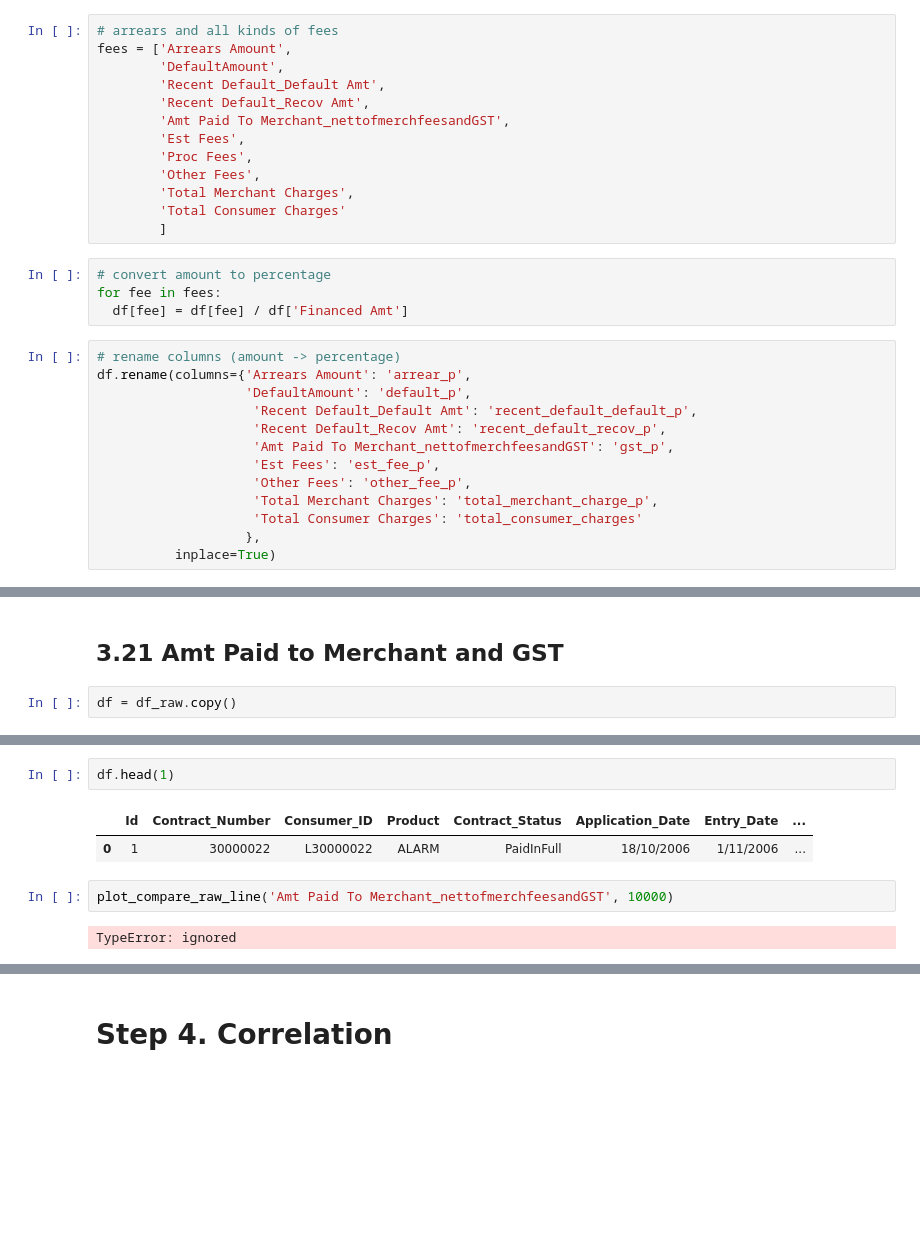
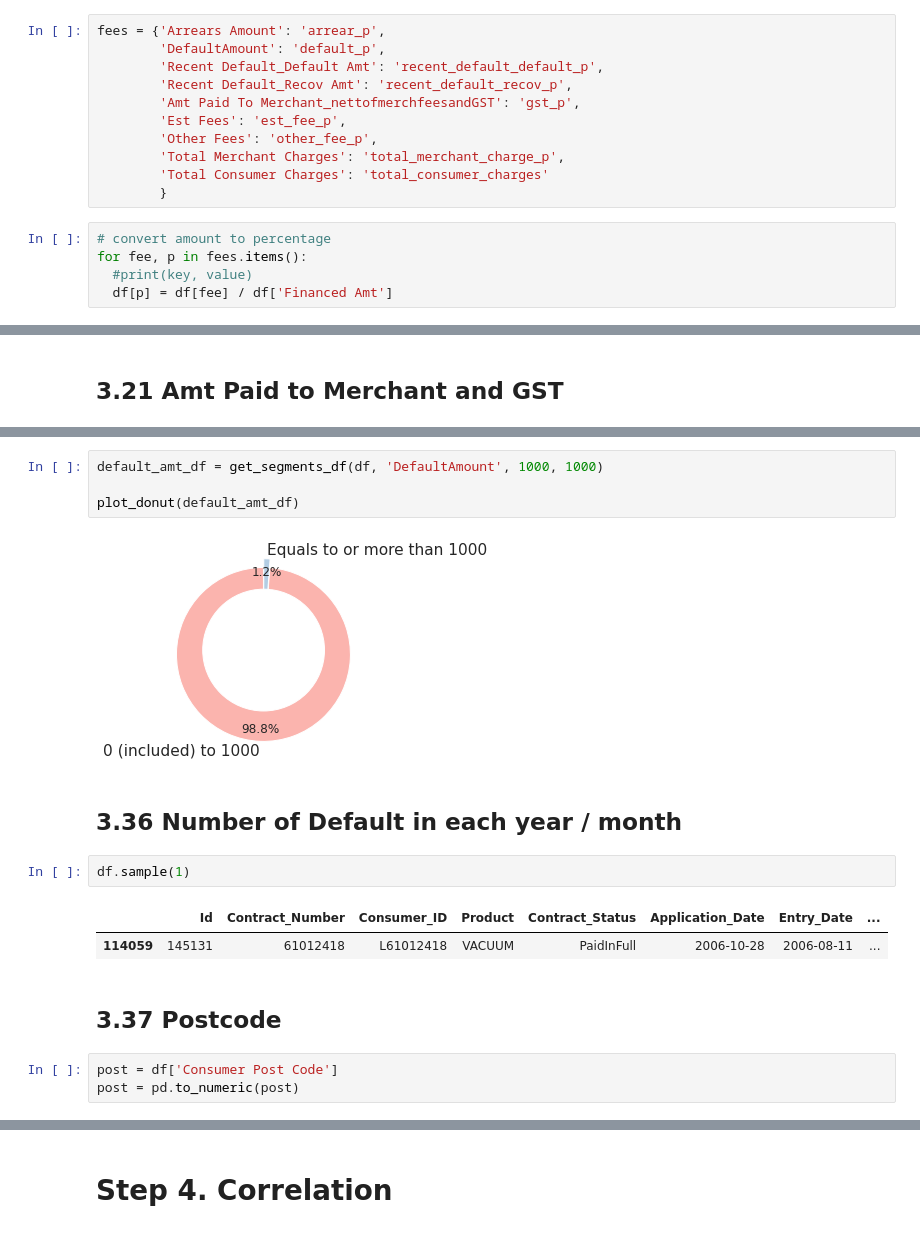
Before and after one commit to yanglinjing/vmor, a Jupyter notebook: Copy_of_Copy_of_Bank_customer_30.ipynb, the cells around one changed output, grey strips where cells are left out. Saved outputs shown, nothing was run; the diff lists cells and outputs as text; blank space fills up the shorter version.

```diff
--- a/Copy_of_Copy_of_Bank_customer_30.ipynb
+++ b/Copy_of_Copy_of_Bank_customer_30.ipynb
@@ -414,32 +414,18 @@ plt.show()
 # %% [markdown]
 ## Step 2.4 Calculate Percentage
 # %%
-# arrears and all kinds of fees
-fees = ['Arrears Amount',
-        'DefaultAmount',
-        'Recent Default_Default Amt',
-        'Recent Default_Recov Amt',
-        'Amt Paid To Merchant_nettofmerchfeesandGST',
-        'Est Fees',
-        'Proc Fees',
-        'Other Fees',
-        'Total Merchant Charges',
-        'Total Consumer Charges'
-        ]
+fees = {'Arrears Amount': 'arrear_p',
+        'DefaultAmount': 'default_p',
+        'Recent Default_Default Amt': 'recent_default_default_p',
+        'Recent Default_Recov Amt': 'recent_default_recov_p',
+        'Amt Paid To Merchant_nettofmerchfeesandGST': 'gst_p',
+        'Est Fees': 'est_fee_p',
+        'Other Fees': 'other_fee_p',
+        'Total Merchant Charges': 'total_merchant_charge_p',
+        'Total Consumer Charges': 'total_consumer_charges'
+        }
 # %%
 # convert amount to percentage
-for fee in fees:
-  df[fee] = df[fee] / df['Financed Amt']
+for fee, p in fees.items():
+  #print(key, value)
+  df[p] = df[fee] / df['Financed Amt']
-# %%
-# rename columns (amount -> percentage)
-df.rename(columns={'Arrears Amount': 'arrear_p',
-                   'DefaultAmount': 'default_p',
-                    'Recent Default_Default Amt': 'recent_default_default_p',
-                    'Recent Default_Recov Amt': 'recent_default_recov_p',
-                    'Amt Paid To Merchant_nettofmerchfeesandGST': 'gst_p',
-                    'Est Fees': 'est_fee_p',
-                    'Other Fees': 'other_fee_p',
-                    'Total Merchant Charges': 'total_merchant_charge_p',
-                    'Total Consumer Charges': 'total_consumer_charges'
-                   },
-          inplace=True)
@@ -1019,5 +1012,3 @@ plot_donut(outstanding_df)
 [figure]
 # %% [markdown]
 ## 3.21 Amt Paid to Merchant and GST
-# %%
-df = df_raw.copy()
@@ -1024,9 +1159,18 @@ df = df_raw.copy()
+# %%
+default_amt_df = get_segments_df(df, 'DefaultAmount', 1000, 1000)
+
+plot_donut(default_amt_df)
+# %% [output]
+[figure, added]
+# %% [markdown]
+## 3.36 Number of Default in each year / month
 # %%
-df.head(1)
+df.sample(1)
 # %% [output]
 |  | Id | Contract_Number | Consumer_ID | Product | Contract_Status | Application_Date | Entry_Date | ... |
-| 0 | 1 | 30000022 | L30000022 | ALARM | PaidInFull | 18/10/2006 | 1/11/2006 | ... |
+| 114059 | 145131 | 61012418 | L61012418 | VACUUM | PaidInFull | 2006-10-28 | 2006-08-11 | ... |
-# %%
-plot_compare_raw_line('Amt Paid To Merchant_nettofmerchfeesandGST', 10000)
-# %% [output]
-TypeError: ignored
+# %% [markdown]
+## 3.37 Postcode
+# %%
+post = df['Consumer Post Code']
+post = pd.to_numeric(post)
```
Also changed, not shown: parts of 53 cells of this notebook.
